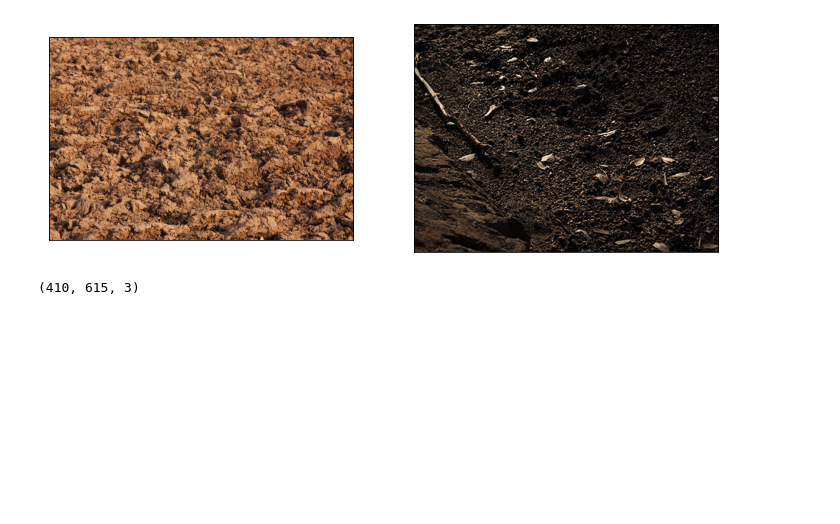
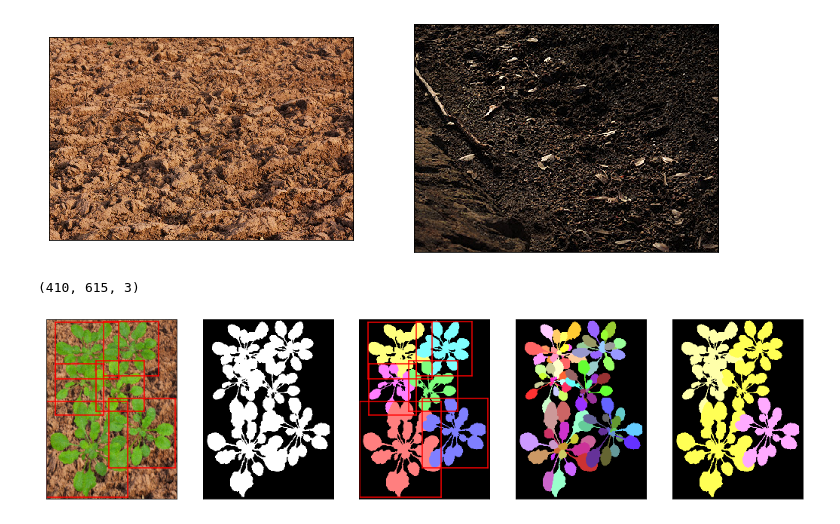
Before and after one commit to NesterukSergey/segmentation_image_augmentation, a Jupyter notebook: Drafts.ipynb, the cells around one changed output. Cells and saved outputs as stored; diff of their text form; code cells hidden in the pictures; blank space fills up the shorter version.

```diff
--- a/Drafts.ipynb
+++ b/Drafts.ipynb
@@ -46,0 +50,19 @@ background_1.shape
+# %%
+transformed = mpa.transform(images, masks, class_list=[0, 0, 1, 1, 1, 2])
+# %%
+show_line(
+    [transformed['scene'],
+     transformed['masks']['single'],
+     transformed['masks']['multi-object'],
+     transformed['masks']['multi-part'],
+     transformed['masks']['class']
+    ],
+
+    [transformed['bboxes']['multi-object'],
+     None,
+     transformed['bboxes']['multi-object'],
+     None,
+     None]
+)
+# %% [output]
+[figure, added]
```
Also changed, not shown: parts of 15 cells of this notebook, 12 other files.
